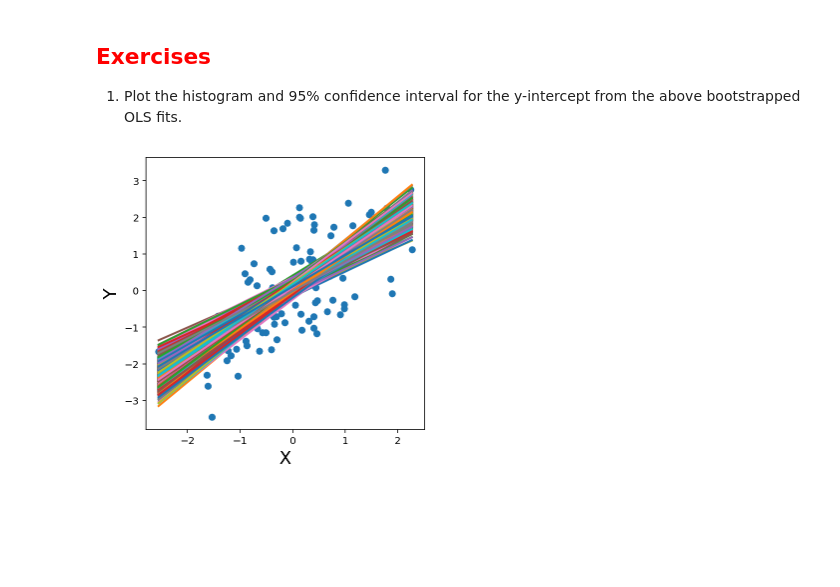
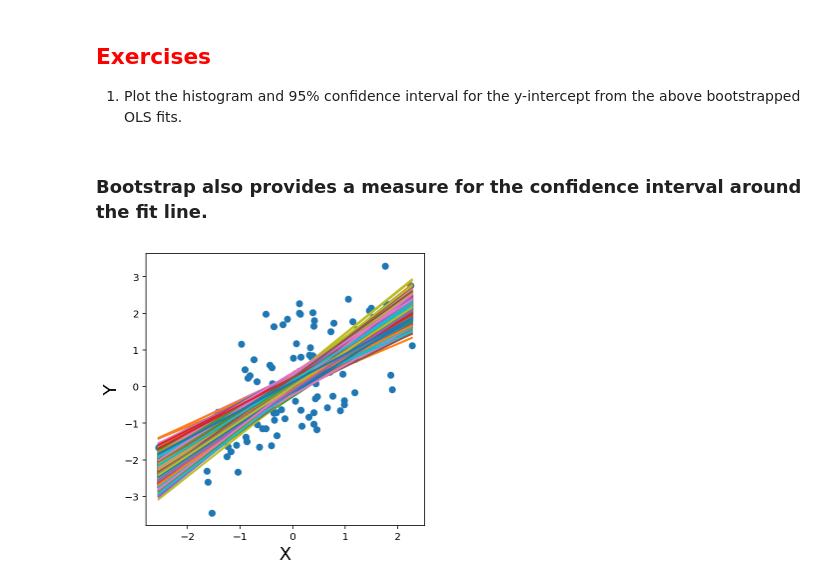
Before and after one commit to marcel-goldschen-ohm/NEU-337-Spring-2020, a Jupyter notebook: lectures/Apr-09-R-linear_regression/simple_linear_regression.ipynb, the cells around one changed output. Cells and saved outputs as stored; diff of their text form; code cells hidden in the pictures; blank space fills up the shorter version.

Commit message:
mult linear regression lecture
also updates to simple linear regression lecture notebook

```diff
--- a/lectures/Apr-09-R-linear_regression/simple_linear_regression.ipynb
+++ b/lectures/Apr-09-R-linear_regression/simple_linear_regression.ipynb
@@ -319,6 +360,29 @@ plt.fill_between(xfit, yfit - t * se_yfit, yfit + t * se_yfit, alpha=0.25);
 1. Generate 20 random samples of 100 $(x, y)$ data points using the same generating formula as at the top of this notebook (i.e. use a different random seed each time so you get different data points). For each of these 20 samples fit the sample to an OLS model $y = \beta_1 x$ and store the models in an array.
 2. Plot all 20 samples overlaid. On top of these plot all 20 fit lines.
 3. How do the fit lines compare to the 95% confidence interval for the original fit line? How do you interpret this?
+# %%
+models = []
+
+for i in range(20):
+    # x,y ith sample set
+    xi = ...
+    yi = ...
+
+    # plot the ith sample
+    plt.plot(xi, yi, 'k.')
+
+    # OLS model for the ith sample
+    models[i] = ...
+
+    # Fit the OLS model to the ith sample data
+    ...
+
+# plot all fit lines on top of the data
+xfit = np.linspace(-2.5, 2.5, 100)
+for i in range(20):
+    yfit = ...
+
+    plt.plot(xfit, yfit, 'r-')
 # %% [markdown]
 ---
 ## Bootstrap Confidence Interval
@@ -328,8 +392,9 @@ plt.fill_between(xfit, yfit - t * se_yfit, yfit + t * se_yfit, alpha=0.25);
 # %%
-slopes = np.zeros((1000,))
-yintercepts = np.zeros((1000,))
+nbootstraps = 1000
+slopes = np.zeros((nbootstraps,))
+yintercepts = np.zeros((nbootstraps,))
 olsmodel = LinearRegression(fit_intercept=True)
-for i in range(1000):
+for i in range(nbootstraps):
     idx = np.random.choice(np.arange(len(x)), size=len(x), replace=True)
     xi = x[idx]
     yi = y[idx]
@@ -350,14 +415,16 @@ plt.axvline(ub);
 ## <font color=red>Exercises</font>
 
 1. Plot the histogram and 95% confidence interval for the y-intercept from the above bootstrapped OLS fits.
+# %% [markdown]
+### Bootstrap also provides a measure for the confidence interval around the fit line.
 # %%
 plt.plot(x, y, 'o')
 plt.xlabel('X')
 plt.ylabel('Y')
 
 xfit = np.linspace(x.min(), x.max(), 100)
-for i in range(len(slopes)):
+for i in range(nbootstraps):
     yfit = yintercepts[i] + slopes[i] * xfit
     plt.plot(xfit, yfit, lw=2);
 # %% [output]
-[figure, old version]
+[figure, new version]
```
Also changed, not shown: parts of 15 cells of this notebook, 2 other files.
